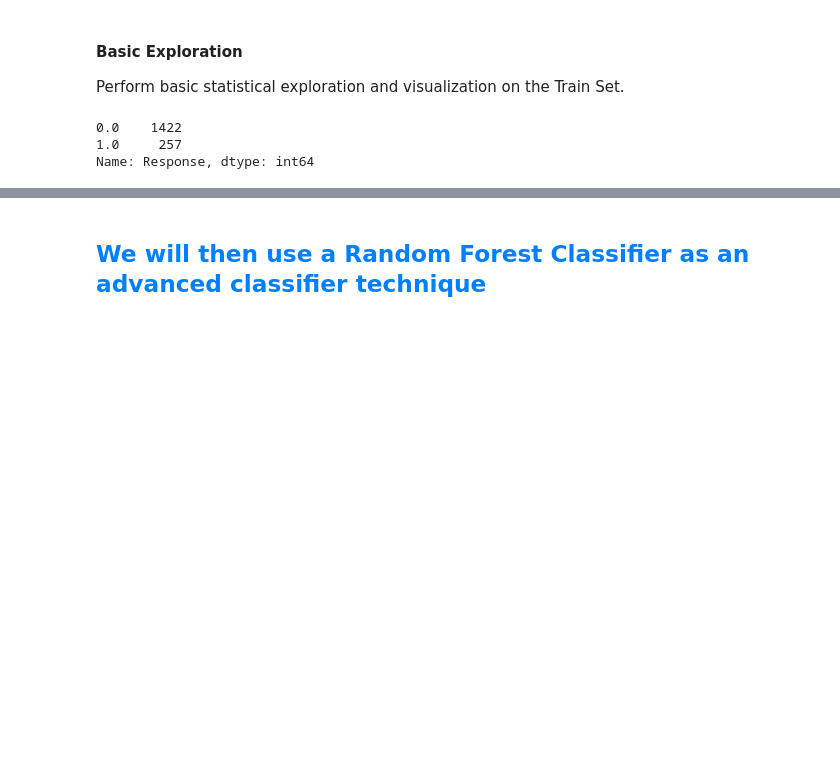
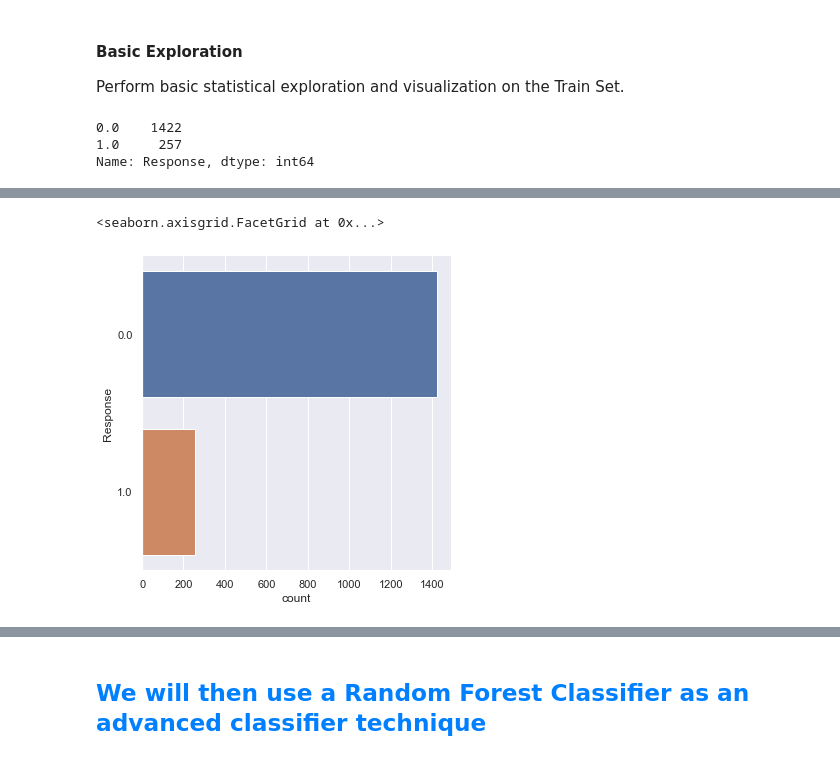
Before and after one commit to nur-hazim/Intro2AI, a Jupyter notebook: Assignment.ipynb, the cells around one changed output, grey strips where cells are left out. Drawn from its saved outputs; the diff is of its cells as text; code cells hidden in the pictures; blank space fills up the shorter version.

```diff
--- a/Assignment.ipynb
+++ b/Assignment.ipynb
@@ -215,0 +218,6 @@ x_train.describe()
+# %%
+# Draw the distribution of Response
+sb.catplot(y = "Response", data = y_train, kind = "count")
+# %% [output]
+<seaborn.axisgrid.FacetGrid at 0x...>
+[figure, added]
```
Also changed, not shown: parts of 8 cells of this notebook.
